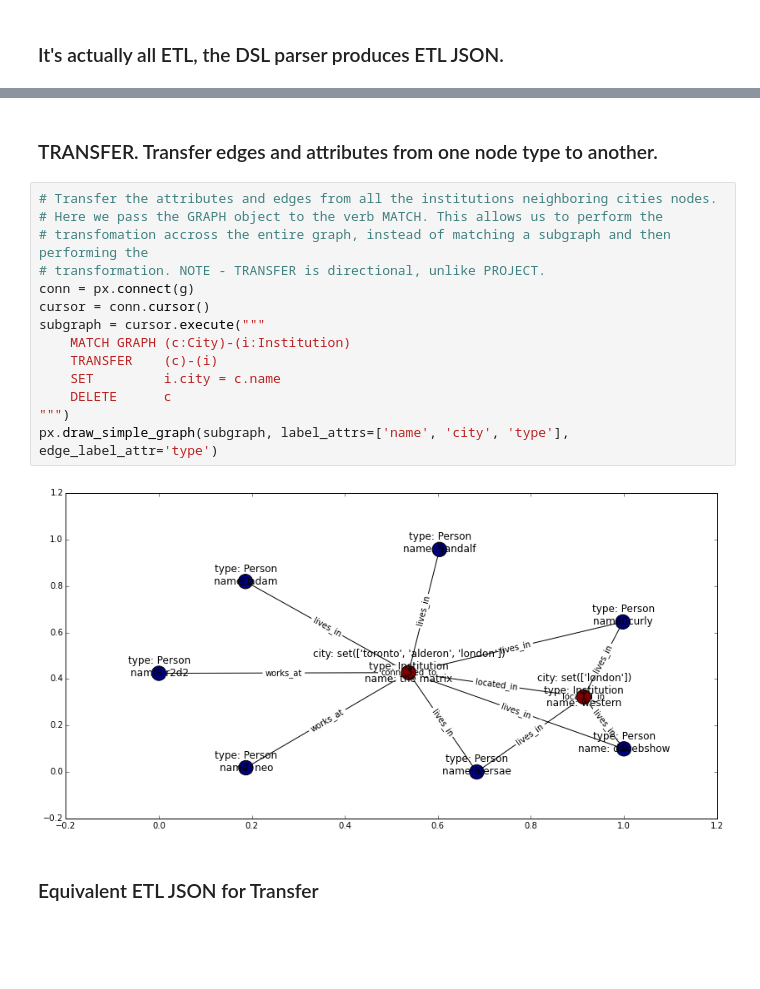
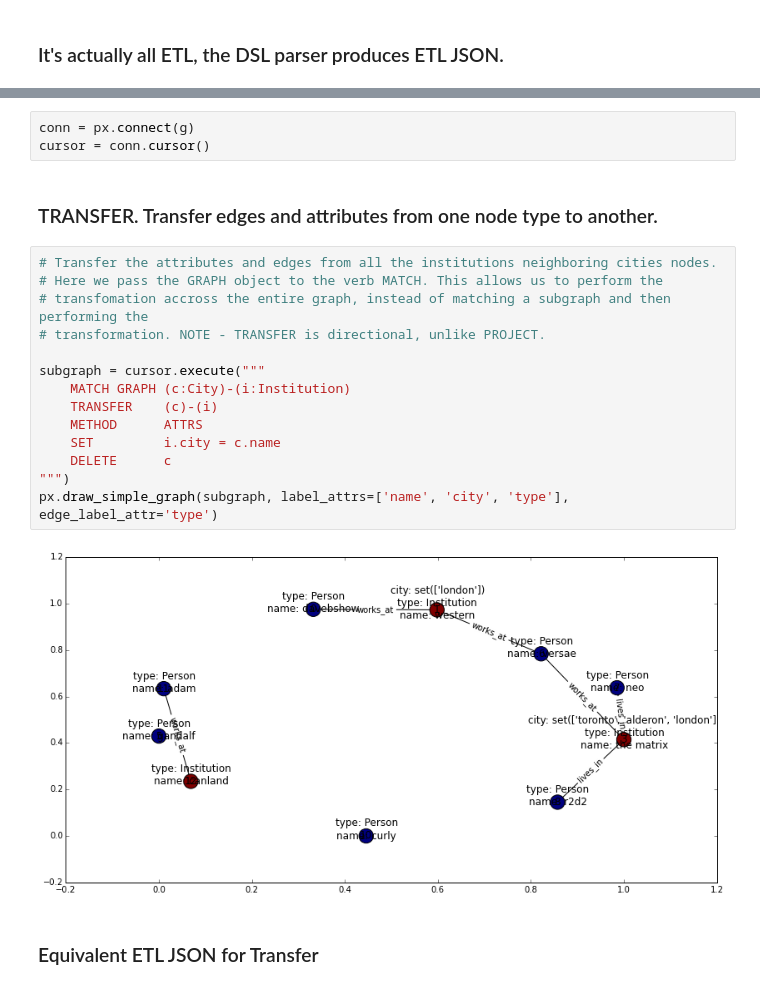
Before and after one commit to davebshow/projx, a Jupyter notebook: projx_demo.ipynb, the cells around one changed output, grey strips where cells are left out. Drawn from its saved outputs; the diff is of its cells as text; blank space fills up the shorter version.

```diff
--- a/projx_demo.ipynb
+++ b/projx_demo.ipynb
@@ -183,24 +179,27 @@ print(json.dumps(px.parse_query("""
     "networkx": {}
   }
 }
+# %%
+conn = px.connect(g)
+cursor = conn.cursor()
 # %% [markdown]
 ### TRANSFER. Transfer edges and attributes from one node type to another.
 # %%
 # Transfer the attributes and edges from all the institutions neighboring cities nodes.
 # Here we pass the GRAPH object to the verb MATCH. This allows us to perform the
 # transfomation accross the entire graph, instead of matching a subgraph and then performing the
 # transformation. NOTE - TRANSFER is directional, unlike PROJECT.
-conn = px.connect(g)
-cursor = conn.cursor()
+
 subgraph = cursor.execute("""
     MATCH GRAPH (c:City)-(i:Institution)
     TRANSFER    (c)-(i)
+    METHOD      ATTRS
     SET         i.city = c.name
     DELETE      c
 """)
 px.draw_simple_graph(subgraph, label_attrs=['name', 'city', 'type'], edge_label_attr='type')
 # %% [output]
-[figure, old version]
+[figure, new version]
 # %% [markdown]
 ### Equivalent ETL JSON for Transfer
 # %%
```
Also changed, not shown: parts of 18 cells of this notebook, 7 other files.
